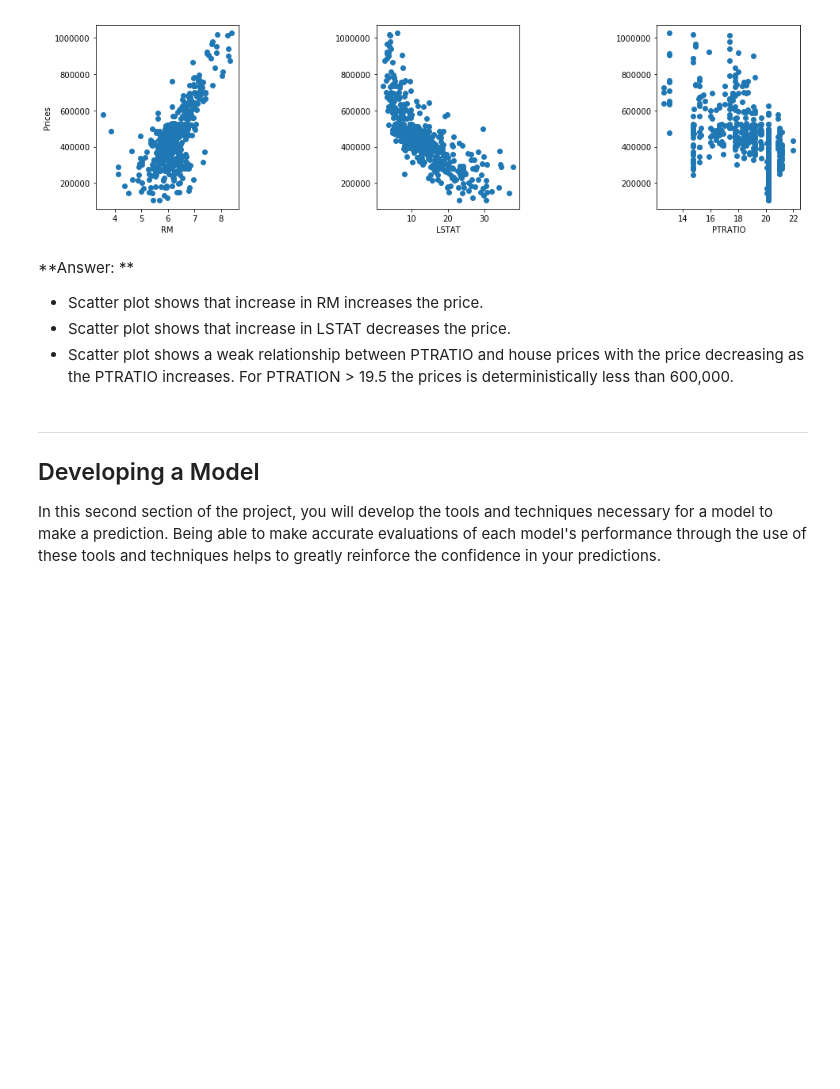
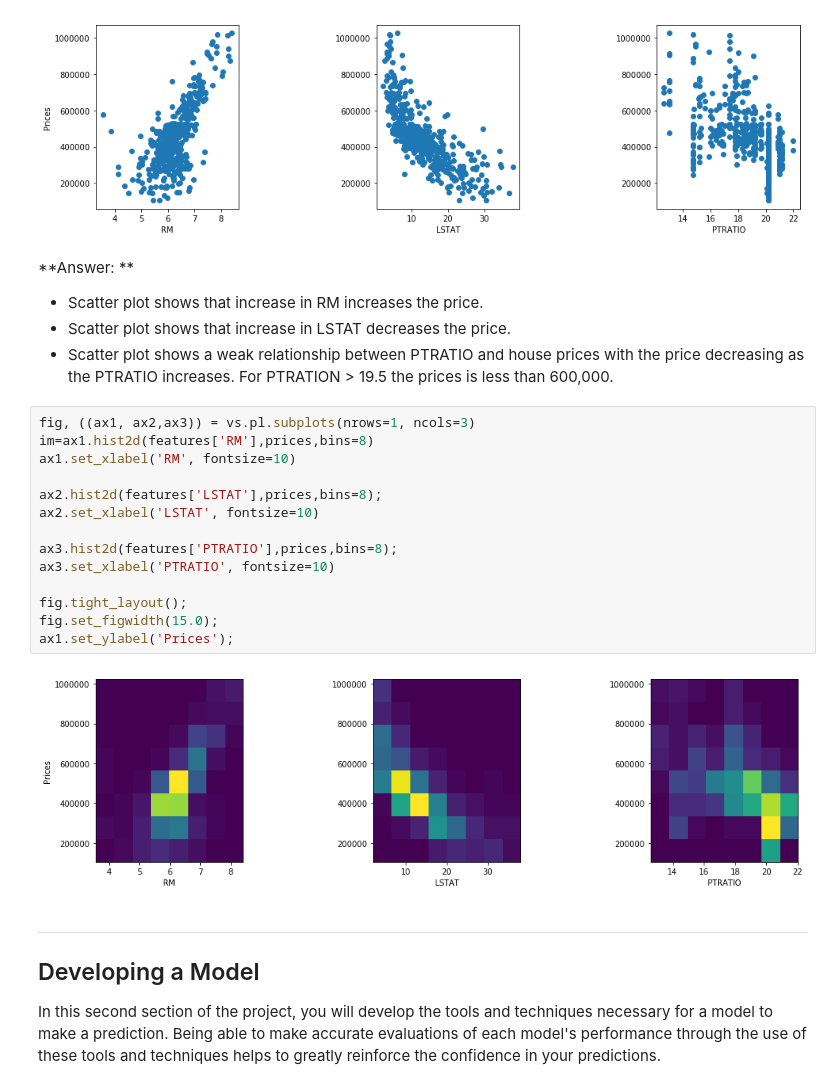
Before and after one commit to mshaikh786/MLND_T1, a Jupyter notebook: boston_housing/boston_housing.ipynb, the cells around one changed output. Drawn from its saved outputs; the diff is of its cells as text; blank space fills up the shorter version.

```diff
--- a/boston_housing/boston_housing.ipynb
+++ b/boston_housing/boston_housing.ipynb
@@ -117,7 +117,23 @@ ax1.set_ylabel('Prices');
 **Answer: **
 * Scatter plot shows that increase in RM increases the price.
 * Scatter plot shows that increase in LSTAT decreases the price.
-* Scatter plot shows a weak relationship between PTRATIO and house prices with the price decreasing as the PTRATIO increases. For PTRATION > 19.5 the prices is deterministically less than 600,000.
+* Scatter plot shows a weak relationship between PTRATIO and house prices with the price decreasing as the PTRATIO increases. For PTRATION > 19.5 the prices is less than 600,000.
+# %%
+fig, ((ax1, ax2,ax3)) = vs.pl.subplots(nrows=1, ncols=3)
+im=ax1.hist2d(features['RM'],prices,bins=8)
+ax1.set_xlabel('RM', fontsize=10)
+
+ax2.hist2d(features['LSTAT'],prices,bins=8);
+ax2.set_xlabel('LSTAT', fontsize=10)
+
+ax3.hist2d(features['PTRATIO'],prices,bins=8);
+ax3.set_xlabel('PTRATIO', fontsize=10)
+
+fig.tight_layout();
+fig.set_figwidth(15.0);
+ax1.set_ylabel('Prices');
+# %% [output]
+[figure, added]
 # %% [markdown]
 ----
 
```
Also changed, not shown: parts of 9 cells of this notebook.
